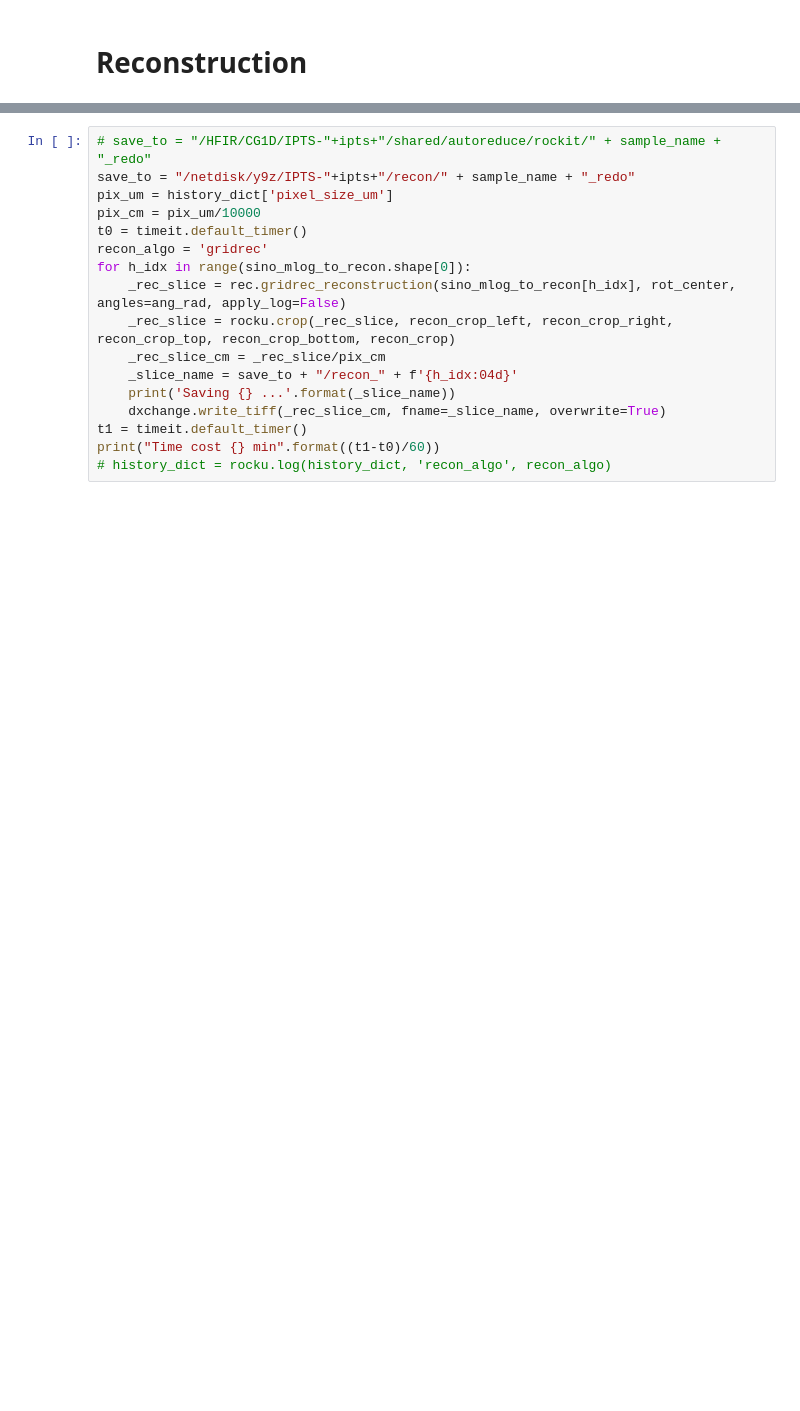
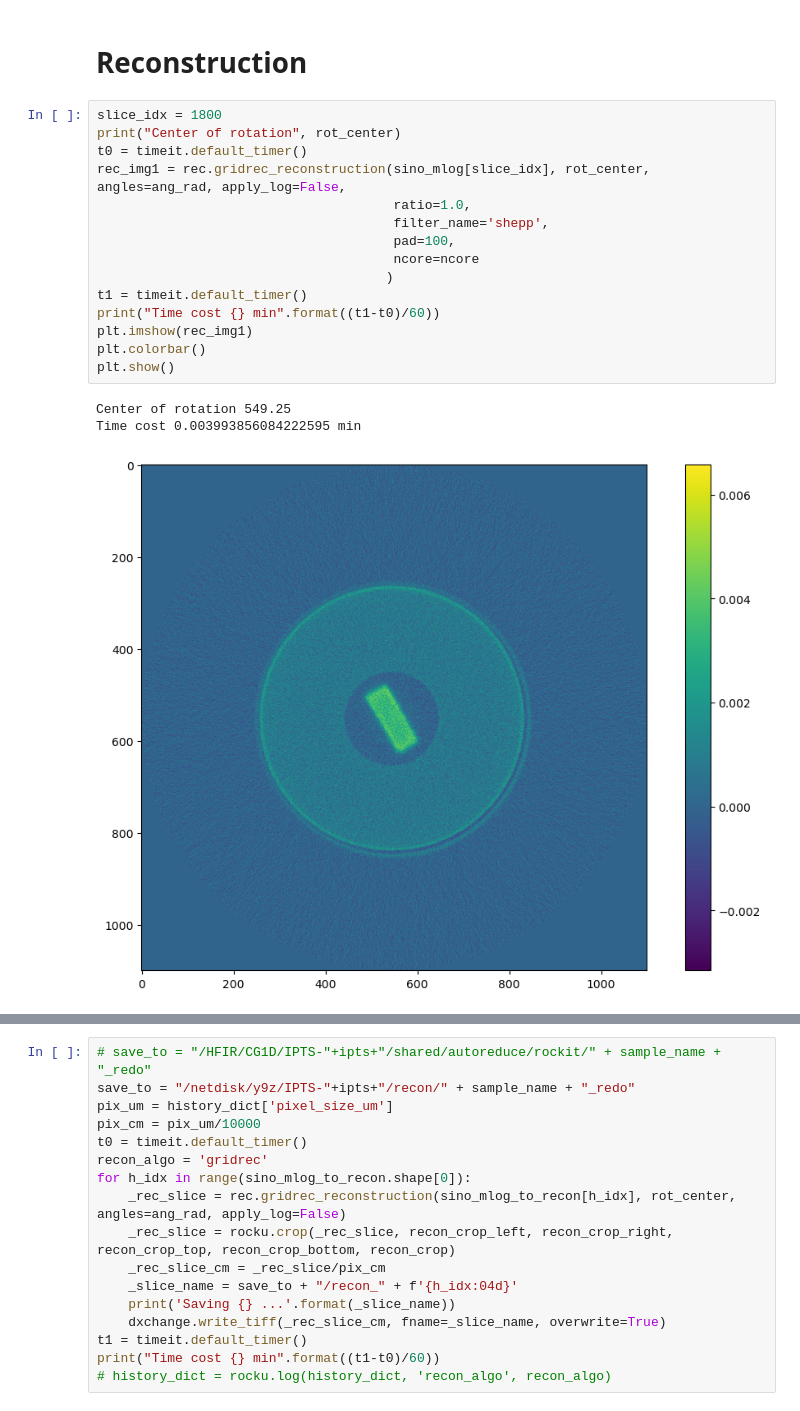
Before and after one commit to zhangy6x/research_stuff, a Jupyter notebook: jupyter_notebooks/norm_recon/rockit_load_h5_to_recon.ipynb, the cells around one changed output, grey strips where cells are left out. Saved outputs shown, nothing was run; the diff lists cells and outputs as text; blank space fills up the shorter version.

```diff
--- a/jupyter_notebooks/norm_recon/rockit_load_h5_to_recon.ipynb
+++ b/jupyter_notebooks/norm_recon/rockit_load_h5_to_recon.ipynb
@@ -280,3 +269,22 @@ plt.show()
 [figure]
 # %% [markdown]
 # Reconstruction
+# %%
+slice_idx = 1800
+print("Center of rotation", rot_center)
+t0 = timeit.default_timer()
+rec_img1 = rec.gridrec_reconstruction(sino_mlog[slice_idx], rot_center, angles=ang_rad, apply_log=False,
+                                      ratio=1.0,
+                                      filter_name='shepp',
+                                      pad=100,
+                                      ncore=ncore
+                                     )
+t1 = timeit.default_timer()
+print("Time cost {} min".format((t1-t0)/60))
+plt.imshow(rec_img1)
+plt.colorbar()
+plt.show()
+# %% [output]
+Center of rotation 549.25
+Time cost 0.003993856084222595 min
+[figure, added]
```
Also changed, not shown: parts of 15 cells of this notebook, 2 other files.
